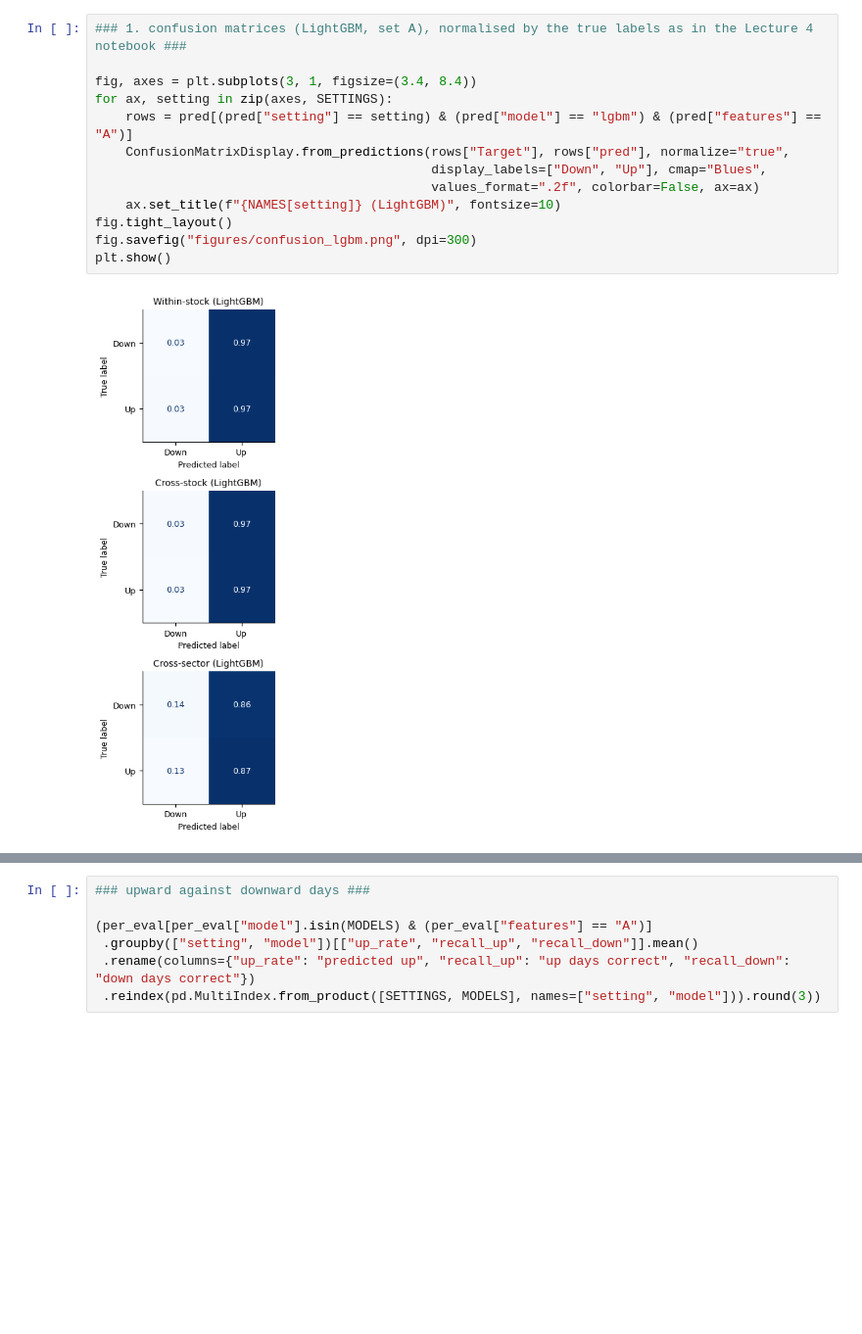
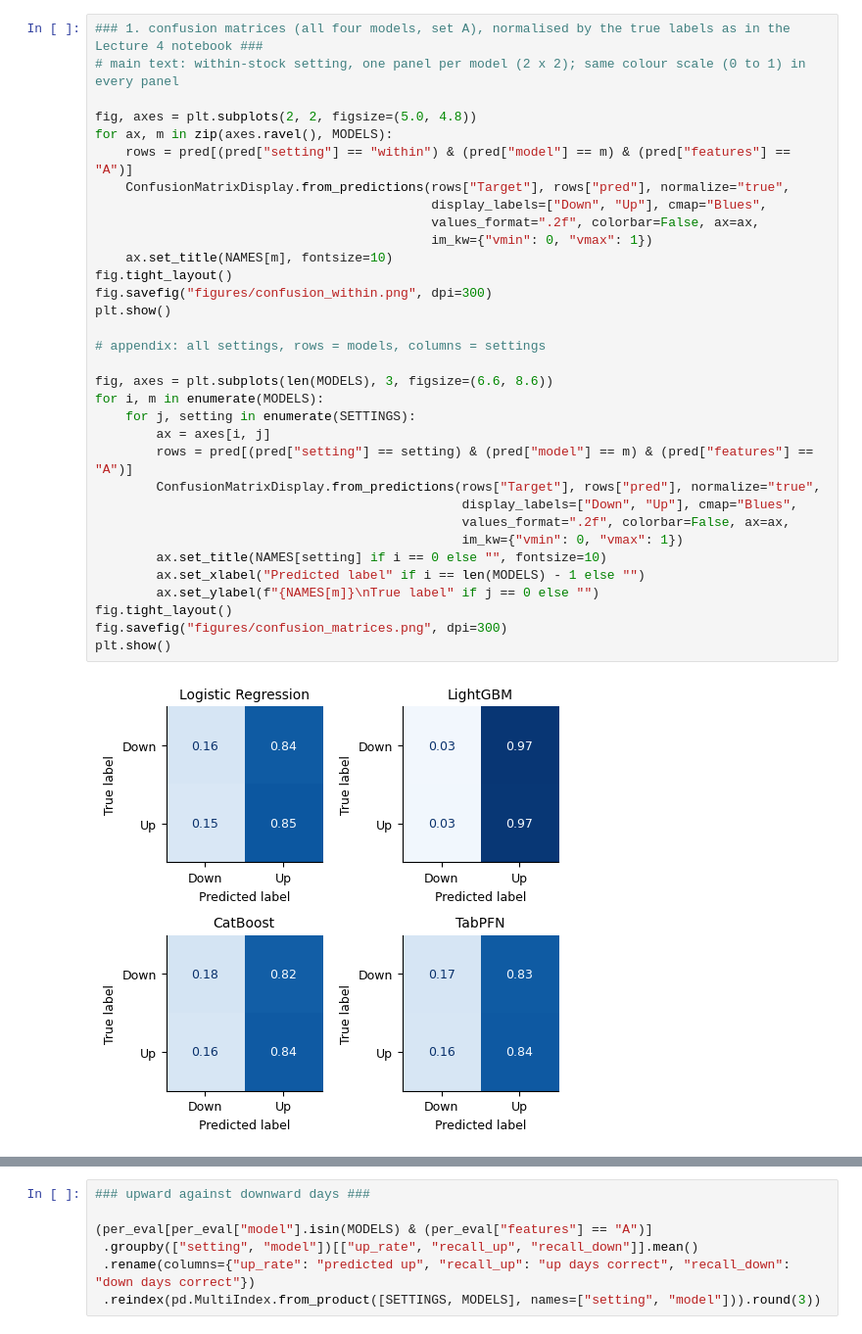
Before and after one commit to anassboulghalgh/thesis-cross-stock-generalisation, a Jupyter notebook: 7_Error_analysis.ipynb, the cells around one changed output, grey strips where cells are left out. Shown at 98% size. Drawn from its saved outputs; the diff is of its cells as text; blank space fills up the shorter version.

Commit message:
Update error analysis: four-model figures, remove calibration

```diff
--- a/7_Error_analysis.ipynb
+++ b/7_Error_analysis.ipynb
@@ -51,17 +50,37 @@ majority     45
 tabpfn       90
 dtype: int64
 # %%
-### 1. confusion matrices (LightGBM, set A), normalised by the true labels as in the Lecture 4 notebook ###
+### 1. confusion matrices (all four models, set A), normalised by the true labels as in the Lecture 4 notebook ###
+# main text: within-stock setting, one panel per model (2 x 2); same colour scale (0 to 1) in every panel
 
-fig, axes = plt.subplots(3, 1, figsize=(3.4, 8.4))
-for ax, setting in zip(axes, SETTINGS):
-    rows = pred[(pred["setting"] == setting) & (pred["model"] == "lgbm") & (pred["features"] == "A")]
+fig, axes = plt.subplots(2, 2, figsize=(5.0, 4.8))
+for ax, m in zip(axes.ravel(), MODELS):
+    rows = pred[(pred["setting"] == "within") & (pred["model"] == m) & (pred["features"] == "A")]
     ConfusionMatrixDisplay.from_predictions(rows["Target"], rows["pred"], normalize="true",
                                             display_labels=["Down", "Up"], cmap="Blues",
-                                            values_format=".2f", colorbar=False, ax=ax)
-    ax.set_title(f"{NAMES[setting]} (LightGBM)", fontsize=10)
+                                            values_format=".2f", colorbar=False, ax=ax,
+                                            im_kw={"vmin": 0, "vmax": 1})
+    ax.set_title(NAMES[m], fontsize=10)
 fig.tight_layout()
-fig.savefig("figures/confusion_lgbm.png", dpi=300)
+fig.savefig("figures/confusion_within.png", dpi=300)
 plt.show()
+
+# appendix: all settings, rows = models, columns = settings
+
+fig, axes = plt.subplots(len(MODELS), 3, figsize=(6.6, 8.6))
+for i, m in enumerate(MODELS):
+    for j, setting in enumerate(SETTINGS):
+        ax = axes[i, j]
+        rows = pred[(pred["setting"] == setting) & (pred["model"] == m) & (pred["features"] == "A")]
+        ConfusionMatrixDisplay.from_predictions(rows["Target"], rows["pred"], normalize="true",
+                                                display_labels=["Down", "Up"], cmap="Blues",
+                                                values_format=".2f", colorbar=False, ax=ax,
+                                                im_kw={"vmin": 0, "vmax": 1})
+        ax.set_title(NAMES[setting] if i == 0 else "", fontsize=10)
+        ax.set_xlabel("Predicted label" if i == len(MODELS) - 1 else "")
+        ax.set_ylabel(f"{NAMES[m]}\nTrue label" if j == 0 else "")
+fig.tight_layout()
+fig.savefig("figures/confusion_matrices.png", dpi=300)
+plt.show()
 # %% [output]
-[figure, old version]
+[figure, new version]
```
Also changed, not shown: parts of 6 cells of this notebook, 1 other file.
